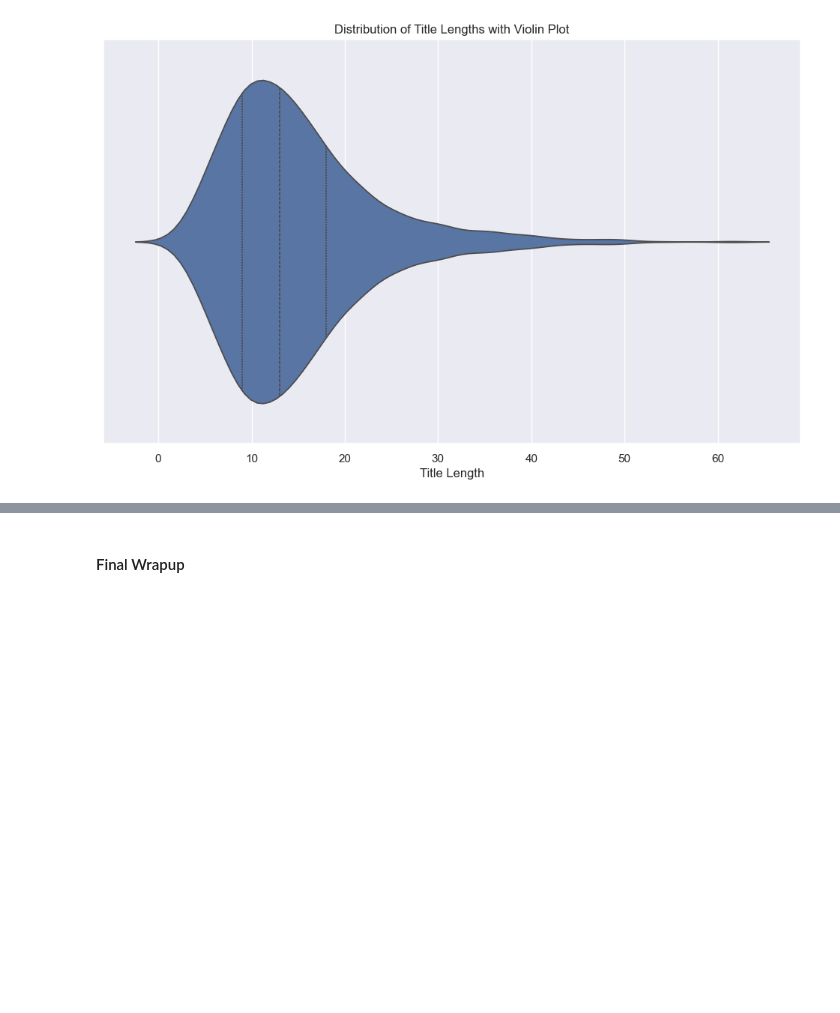
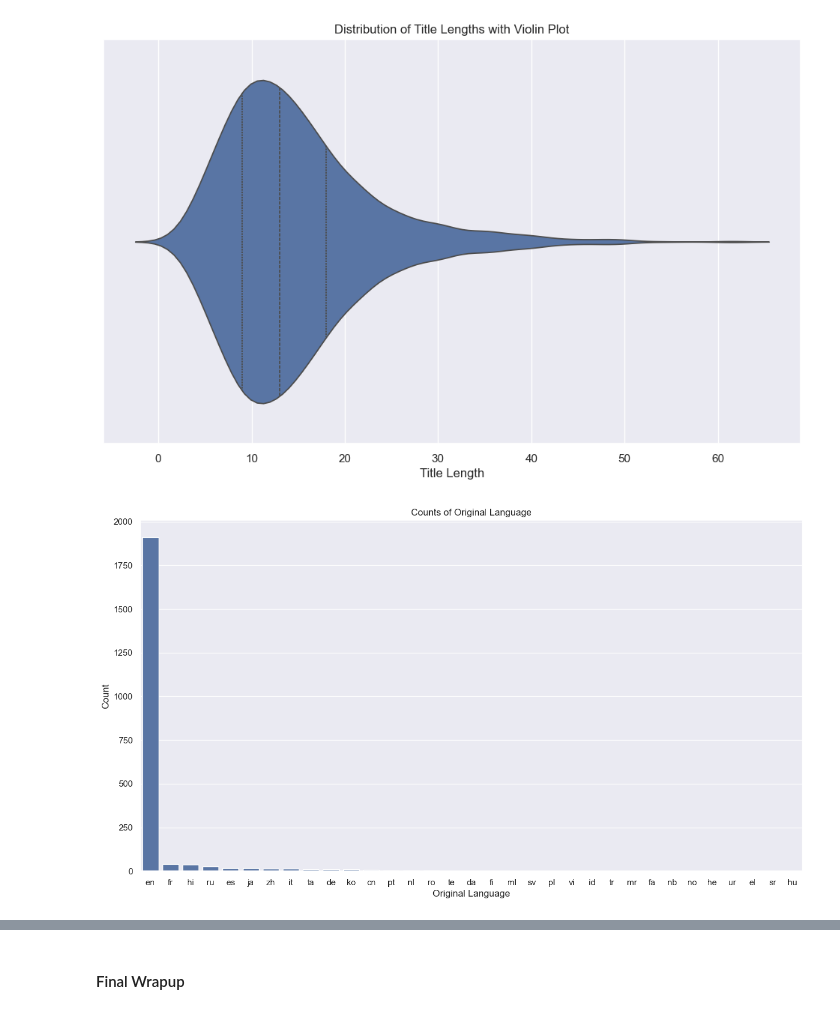
Before and after one commit to aatmiyasilwal/FITE3010-Kaggle-Competition, a Jupyter notebook: FITE3010_Kaggle_Pipeline.ipynb, the cells around one changed output, grey strips where cells are left out. Cells and saved outputs as stored; diff of their text form; code cells hidden in the pictures; blank space fills up the shorter version.

```diff
--- a/FITE3010_Kaggle_Pipeline.ipynb
+++ b/FITE3010_Kaggle_Pipeline.ipynb
@@ -199,15 +214,59 @@ plt.show()
+# %%
+def process_genres(df, top_genres=None):
+    # Read the dictionary in proper format
+    df['genres'] = df['genres'].apply(lambda x: ast.literal_eval(x) if isinstance(x, str) else x)
+
+    # Count the number of times each genre appears
+    genre_counts = df['genres'].explode().apply(lambda x: x['name'] if isinstance(x, dict) else None).value_counts()
+
+    # If top_genres is None, find the top 5 genres from this DataFrame
+    if top_genres is None:
+        top_genres = genre_counts.nlargest(5).index.tolist()
+
+    # New columns
+    for genre in top_genres:
+        df[f'is_genre_{genre}'] = df['genres'].apply(
+            lambda genres: 1 if isinstance(genres, list) and any(g['name'] == genre for g in genres) else 0
+        )
+
+    return top_genres
+
+top_5_genres = process_genres(train)
+process_genres(test, top_genres=top_5_genres)
+
+train.drop(['genres'], axis=1, inplace=True)
+test.drop(['genres'], axis=1, inplace=True)
 # %%
+#title length NA handling
 train["title"] = train["title"].fillna("")
 test["title"] = test["title"].fillna("")
 
 train["title_len"] = train["title"].apply(len)
 test["title_len"] = test["title"].apply(len)
 
-# Create a violin plot to visualize the distribution of title lengths
 plt.figure(figsize=(12, 7))
 sns.violinplot(x=train["title_len"], inner="quartile")
 plt.title("Distribution of Title Lengths with Violin Plot")
 plt.xlabel("Title Length")
 plt.show()
+
+train.drop(['title'], axis=1, inplace=True)
+test.drop(['title'], axis=1, inplace=True)
 # %% [output]
 [figure]
+# %%
+#counting the languages
+sns.set(rc={'figure.figsize': (15, 8)})
+
+# Create a count plot for original_language
+sns.countplot(x='original_language', data=train, order=train['original_language'].value_counts().index)
+
+# Set title and labels
+plt.title('Counts of Original Language')
+plt.xlabel('Original Language')
+plt.ylabel('Count')
+
+# Show the plot
+plt.show()
+# %% [output]
+[figure, added]
```
Also changed, not shown: parts of 19 cells of this notebook, 1 other file.
